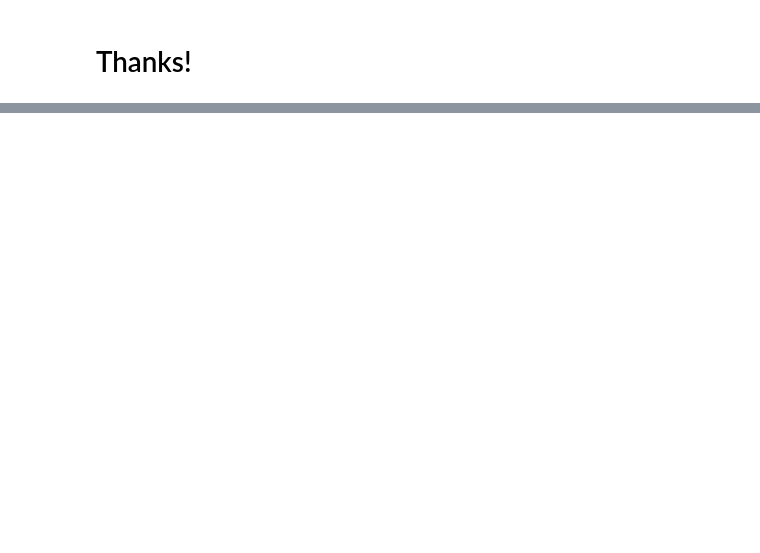
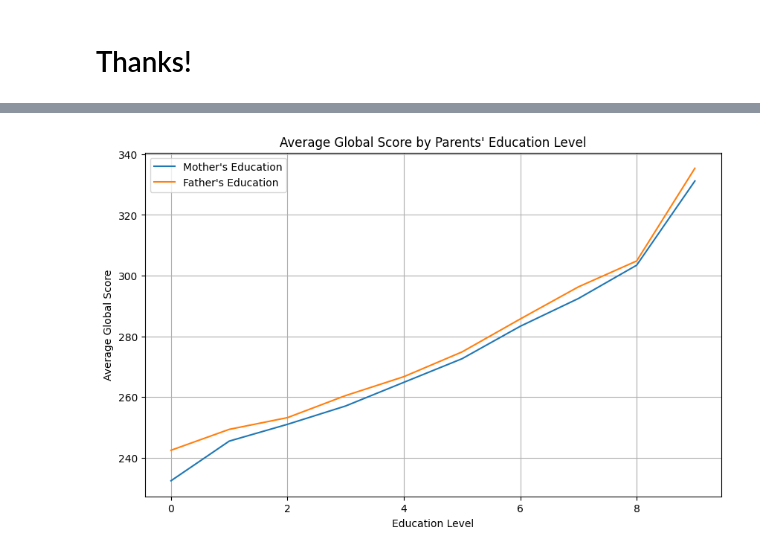
Before and after one commit to camiloCubillos-Unal/AlgorithmsUN2024, a Jupyter notebook: Lab 2/lab_2.ipynb, the cells around one changed output, grey strips where cells are left out. Saved outputs shown, nothing was run; the diff lists cells and outputs as text; code cells hidden in the pictures; blank space fills up the shorter version.

```diff
--- a/Lab 2/lab_2.ipynb
+++ b/Lab 2/lab_2.ipynb
@@ -1984,0 +1954,3 @@ ax.set_xticklabels(ax.get_xticklabels(), rotation=45);
+# %%
+icfes = pd.read_csv('icfes_historico.csv')
+icfes
@@ -1984,0 +1971,42 @@ ax.set_xticklabels(ax.get_xticklabels(), rotation=45);
+# %%
+
+# Seleccionar columnas relevantes
+data = icfes[['FAMI_EDUCACIONMADRE', 'FAMI_EDUCACIONPADRE', 'PUNT_GLOBAL']]
+
+# Eliminar filas con valores nulos en las columnas seleccionadas
+data = data.dropna()
+
+# Convertir niveles de educación a categorías numéricas para ordenarlos
+education_levels = {
+    'Ninguno': 0,
+    'Primaria incompleta': 1,
+    'Primaria completa': 2,
+    'Secundaria (Bachillerato) incompleta': 3,
+    'Secundaria (Bachillerato) completa': 4,
+    'Técnica o tecnológica incompleta': 5,
+    'Técnica o tecnológica completa': 6,
+    'Educación profesional incompleta': 7,
+    'Educación profesional completa': 8,
+    'Postgrado': 9
+}
+
+# Mapear niveles de educación a valores numéricos
+data['FAMI_EDUCACIONMADRE'] = data['FAMI_EDUCACIONMADRE'].map(education_levels)
+data['FAMI_EDUCACIONPADRE'] = data['FAMI_EDUCACIONPADRE'].map(education_levels)
+
+# Calcular el puntaje promedio global para cada nivel de educación de los padres
+avg_scores_mother = data.groupby('FAMI_EDUCACIONMADRE')['PUNT_GLOBAL'].mean()
+avg_scores_father = data.groupby('FAMI_EDUCACIONPADRE')['PUNT_GLOBAL'].mean()
+
+# Graficar los resultados
+plt.figure(figsize=(10, 6))
+avg_scores_mother.plot(label='Mother\'s Education')
+avg_scores_father.plot(label='Father\'s Education')
+plt.xlabel('Education Level')
+plt.ylabel('Average Global Score')
+plt.title('Average Global Score by Parents\' Education Level')
+plt.legend()
+plt.grid(True)
+plt.show()
+# %% [output]
+[figure, added]
```
Also changed, not shown: parts of 38 cells of this notebook, 1 other file.
